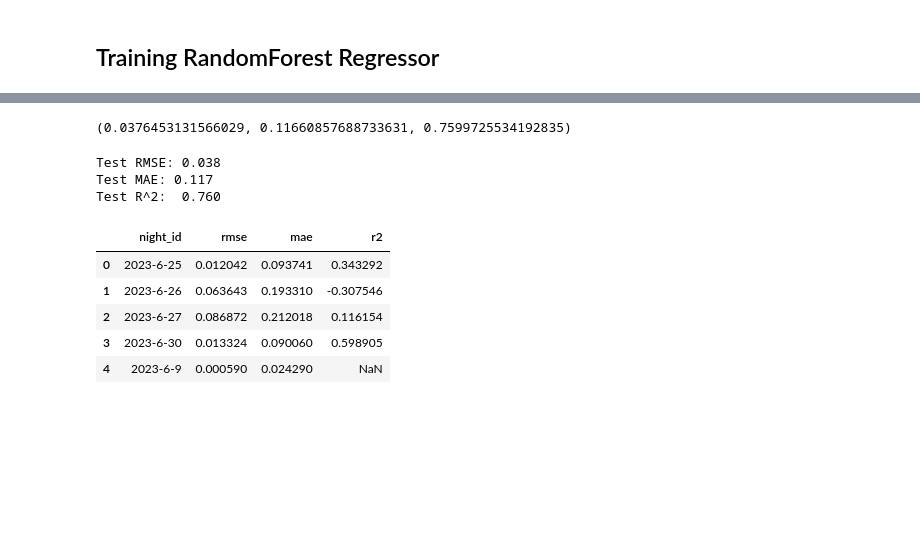
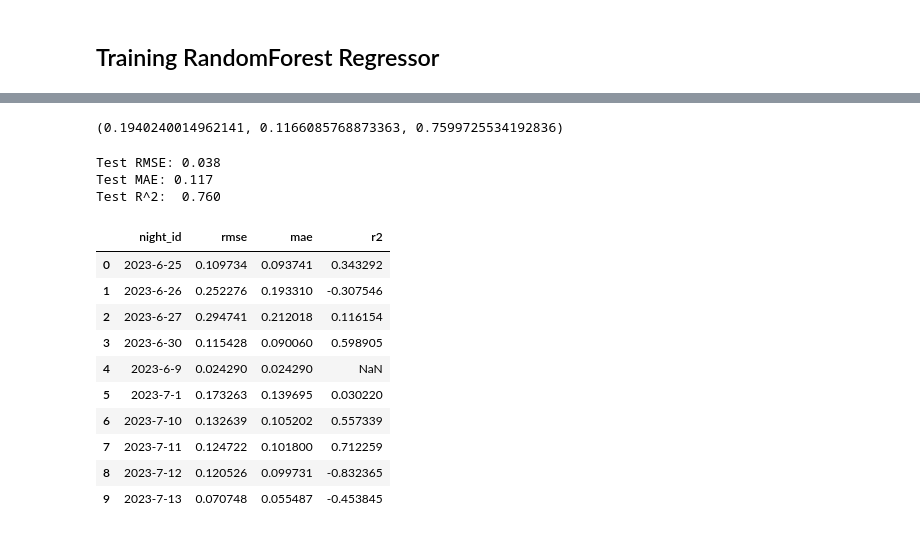
Before and after one commit to gdapablo/Seeing_forecast, a Jupyter notebook: notebooks/ML_lag_features.ipynb, the cells around one changed output, grey strips where cells are left out. Drawn from its saved outputs; the diff is of its cells as text; code cells hidden in the pictures; blank space fills up the shorter version.

```diff
--- a/notebooks/ML_lag_features.ipynb
+++ b/notebooks/ML_lag_features.ipynb
@@ -219,7 +217,7 @@ param_distributions = {
     'n_estimators': [300],
     'max_depth': [20],
     'min_samples_leaf': [2, 4],
-    'max_features': ['sqrt', 'log2', 0.7, 1.0],
+    'max_features': [0.7, 1.0],
 }
 
 # Use only train+val for tuning, but keep track of groups by night_id
@@ -241,7 +239,7 @@ random_search = RandomizedSearchCV(
     cv=gkf.split(X_tune, y_tune, groups=groups),
     scoring='neg_root_mean_squared_error',
     verbose=1,
-    n_jobs=-1,
+    n_jobs=6,
     random_state=42,
 )
 
@@ -267,43 +265,48 @@ rmse_test = mean_squared_error(y_test, y_test_pred)
 mae_test = mean_absolute_error(y_test, y_test_pred)
 r2_test = r2_score(y_test, y_test_pred)
 
-rmse_test, mae_test, r2_test
+np.sqrt(rmse_test), mae_test, r2_test
 # %% [output]
-(0.0376453131566029, 0.11660857688733631, 0.7599725534192835)
+(0.1940240014962141, 0.1166085768873363, 0.7599725534192836)
 # %%
 import matplotlib.pyplot as plt
 
 # Add predictions back to a copy of df_lagged for analysis
 results = df_lagged.copy()
 results = results.loc[test_mask].copy()
 results['y_true'] = y_test
 results['y_pred'] = y_test_pred
 
 # Overall metrics (already computed above): rmse_test, mae_test, r2_test
 print(f"Test RMSE: {rmse_test:.3f}")
 print(f"Test MAE: {mae_test:.3f}")
 print(f"Test R^2:  {r2_test:.3f}")
 
 # Per-night metrics
 night_metrics = []
 for night, group in results.groupby('night_id'):
-    rmse_n = mean_squared_error(group['y_true'], group['y_pred'])
+    rmse_n = np.sqrt(mean_squared_error(group['y_true'], group['y_pred']))
     mae_n = mean_absolute_error(group['y_true'], group['y_pred'])
     r2_n = r2_score(group['y_true'], group['y_pred'])
     night_metrics.append({'night_id': night, 'rmse': rmse_n, 'mae': mae_n, 'r2': r2_n})
 
 night_metrics_df = pd.DataFrame(night_metrics).sort_values('night_id')
-night_metrics_df.head()
+night_metrics_df.head(10)
 # %% [output]
 Test RMSE: 0.038
 Test MAE: 0.117
 Test R^2:  0.760
 |  | night_id | rmse | mae | r2 |
-| 0 | 2023-6-25 | 0.012042 | 0.093741 | 0.343292 |
-| 1 | 2023-6-26 | 0.063643 | 0.193310 | -0.307546 |
-| 2 | 2023-6-27 | 0.086872 | 0.212018 | 0.116154 |
-| 3 | 2023-6-30 | 0.013324 | 0.090060 | 0.598905 |
-| 4 | 2023-6-9 | 0.000590 | 0.024290 | NaN |
+| 0 | 2023-6-25 | 0.109734 | 0.093741 | 0.343292 |
+| 1 | 2023-6-26 | 0.252276 | 0.193310 | -0.307546 |
+| 2 | 2023-6-27 | 0.294741 | 0.212018 | 0.116154 |
+| 3 | 2023-6-30 | 0.115428 | 0.090060 | 0.598905 |
+| 4 | 2023-6-9 | 0.024290 | 0.024290 | NaN |
+| 5 | 2023-7-1 | 0.173263 | 0.139695 | 0.030220 |
+| 6 | 2023-7-10 | 0.132639 | 0.105202 | 0.557339 |
+| 7 | 2023-7-11 | 0.124722 | 0.101800 | 0.712259 |
+| 8 | 2023-7-12 | 0.120526 | 0.099731 | -0.832365 |
+| 9 | 2023-7-13 | 0.070748 | 0.055487 | -0.453845 |
 # %%
 # Plot true vs predicted seeing for a few representative nights in the test set
 
```
Also changed, not shown: parts of 5 cells of this notebook.
